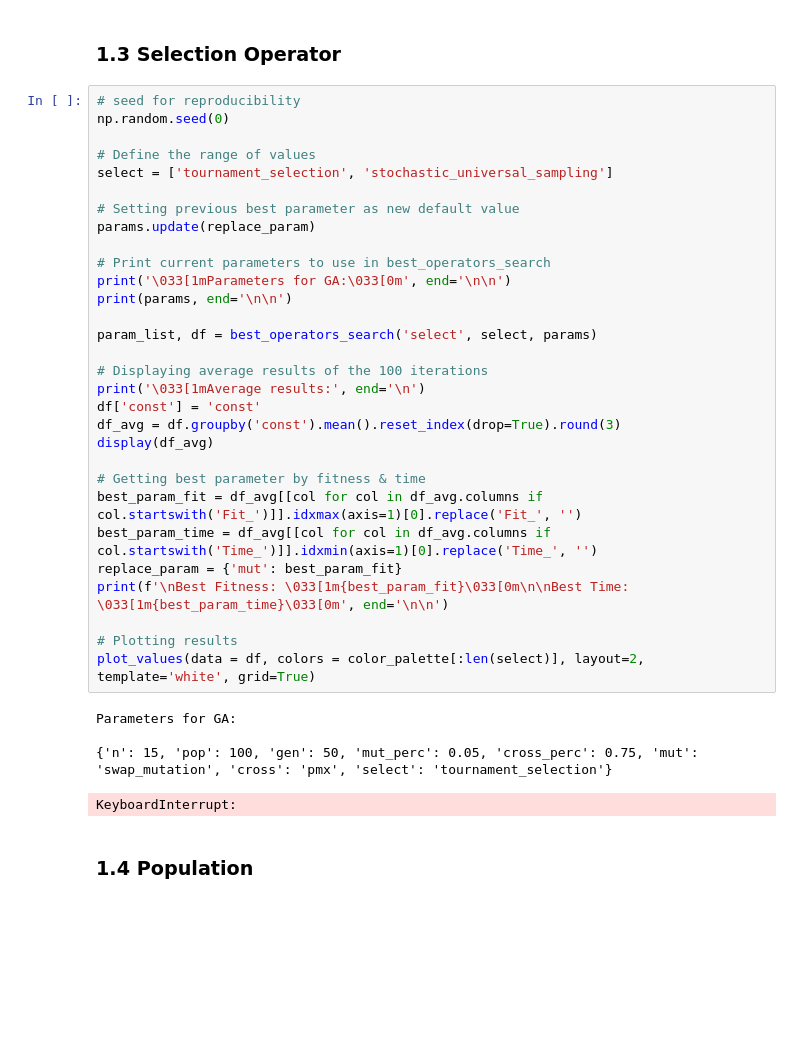
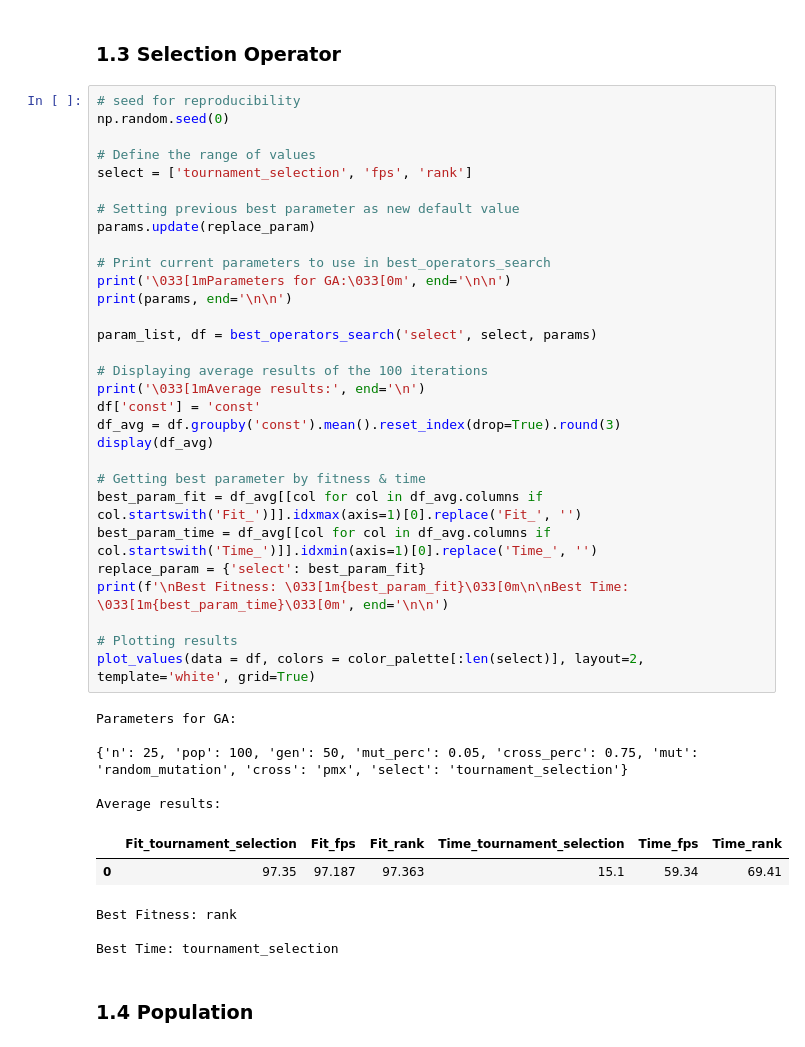
Before and after one commit to NassarX/nqueens-optimization, a Jupyter notebook: app/test.ipynb, the cells around one changed output. Saved outputs shown, nothing was run; the diff lists cells and outputs as text; blank space fills up the shorter version.

```diff
--- a/app/test.ipynb
+++ b/app/test.ipynb
@@ -338,37 +338,43 @@ Best Time: single_cross
 # seed for reproducibility
 np.random.seed(0)
 
 # Define the range of values
-select = ['tournament_selection', 'stochastic_universal_sampling']
+select = ['tournament_selection', 'fps', 'rank']
 
 # Setting previous best parameter as new default value
 params.update(replace_param)
 
 # Print current parameters to use in best_operators_search
 print('\033[1mParameters for GA:\033[0m', end='\n\n')
 print(params, end='\n\n')
 
 param_list, df = best_operators_search('select', select, params)
 
 # Displaying average results of the 100 iterations
 print('\033[1mAverage results:', end='\n')
 df['const'] = 'const'
 df_avg = df.groupby('const').mean().reset_index(drop=True).round(3)
 display(df_avg)
 
 # Getting best parameter by fitness & time
 best_param_fit = df_avg[[col for col in df_avg.columns if col.startswith('Fit_')]].idxmax(axis=1)[0].replace('Fit_', '')
 best_param_time = df_avg[[col for col in df_avg.columns if col.startswith('Time_')]].idxmin(axis=1)[0].replace('Time_', '')
-replace_param = {'mut': best_param_fit}
+replace_param = {'select': best_param_fit}
 print(f'\nBest Fitness: \033[1m{best_param_fit}\033[0m\n\nBest Time: \033[1m{best_param_time}\033[0m', end='\n\n')
 
 # Plotting results
 plot_values(data = df, colors = color_palette[:len(select)], layout=2, template='white', grid=True)
 # %% [output]
 Parameters for GA:
 
-{'n': 15, 'pop': 100, 'gen': 50, 'mut_perc': 0.05, 'cross_perc': 0.75, 'mut': 'swap_mutation', 'cross': 'pmx', 'select': 'tournament_selection'}
+{'n': 25, 'pop': 100, 'gen': 50, 'mut_perc': 0.05, 'cross_perc': 0.75, 'mut': 'random_mutation', 'cross': 'pmx', 'select': 'tournament_selection'}
+
+Average results:
+|  | Fit_tournament_selection | Fit_fps | Fit_rank | Time_tournament_selection | Time_fps | Time_rank |
+| 0 | 97.35 | 97.187 | 97.363 | 15.1 | 59.34 | 69.41 |
-KeyboardInterrupt:
+Best Fitness: rank
+
+Best Time: tournament_selection
 # %% [markdown]
 ### __1.4 Population__
 # %%
```
Also changed, not shown: parts of 7 cells of this notebook, 1 other file.
